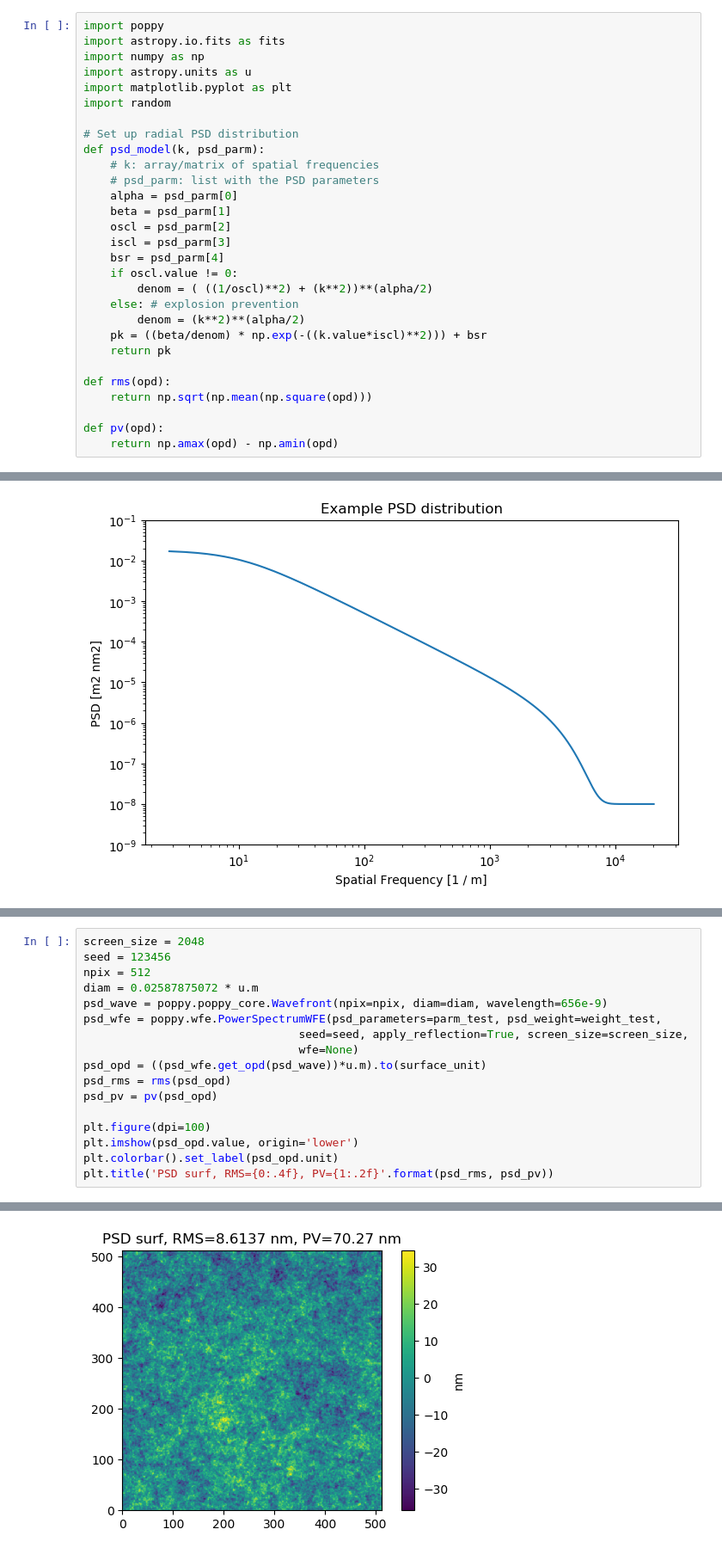
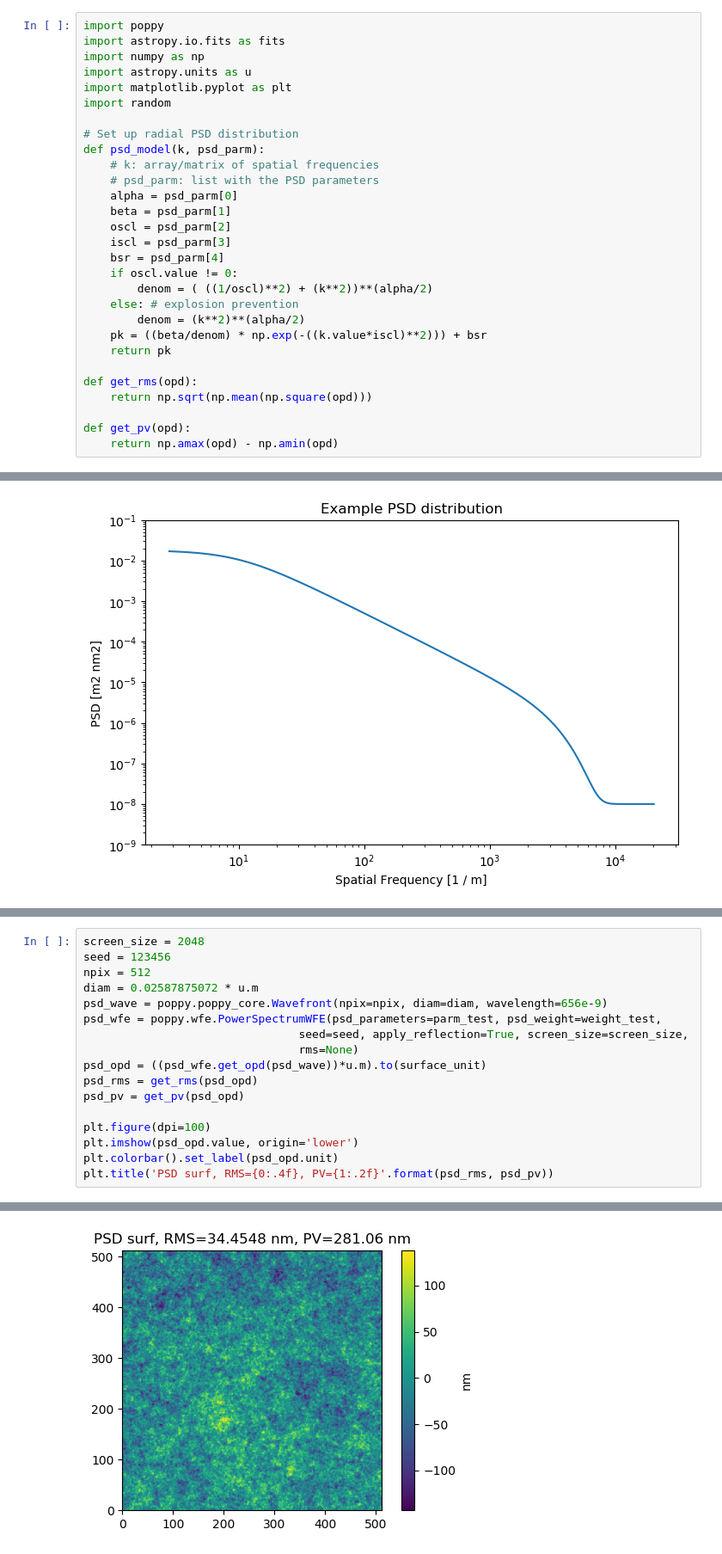
Before and after one commit to spacetelescope/poppy, a Jupyter notebook: notebooks/PowerSpectrumWFE_Demo.ipynb, the cells around one changed output, grey strips where cells are left out. Shown at 86% size. Cells and saved outputs as stored; diff of their text form.

```diff
--- a/notebooks/PowerSpectrumWFE_Demo.ipynb
+++ b/notebooks/PowerSpectrumWFE_Demo.ipynb
@@ -22,10 +22,10 @@ def psd_model(k, psd_parm):
     pk = ((beta/denom) * np.exp(-((k.value*iscl)**2))) + bsr
     return pk
 
-def rms(opd):
+def get_rms(opd):
     return np.sqrt(np.mean(np.square(opd)))
 
-def pv(opd):
+def get_pv(opd):
     return np.amax(opd) - np.amin(opd)
 # %% [markdown]
 ### PowerSpectrumWFE Demonstration
@@ -88,10 +90,10 @@ diam = 0.02587875072 * u.m
 psd_wave = poppy.poppy_core.Wavefront(npix=npix, diam=diam, wavelength=656e-9)
 psd_wfe = poppy.wfe.PowerSpectrumWFE(psd_parameters=parm_test, psd_weight=weight_test,
                                 seed=seed, apply_reflection=True, screen_size=screen_size,
-                                wfe=None)
+                                rms=None)
 psd_opd = ((psd_wfe.get_opd(psd_wave))*u.m).to(surface_unit)
-psd_rms = rms(psd_opd)
-psd_pv = pv(psd_opd)
+psd_rms = get_rms(psd_opd)
+psd_pv = get_pv(psd_opd)
 
 plt.figure(dpi=100)
 plt.imshow(psd_opd.value, origin='lower')
@@ -102,2 +104,2 @@ Text(0.5, 1.0, 'PSD surf, RMS=8.6137 nm, PV=70.27 nm')
-[figure, old version]
+[figure, new version]
 # %% [markdown]
```
Also changed, not shown: parts of 6 cells of this notebook.
